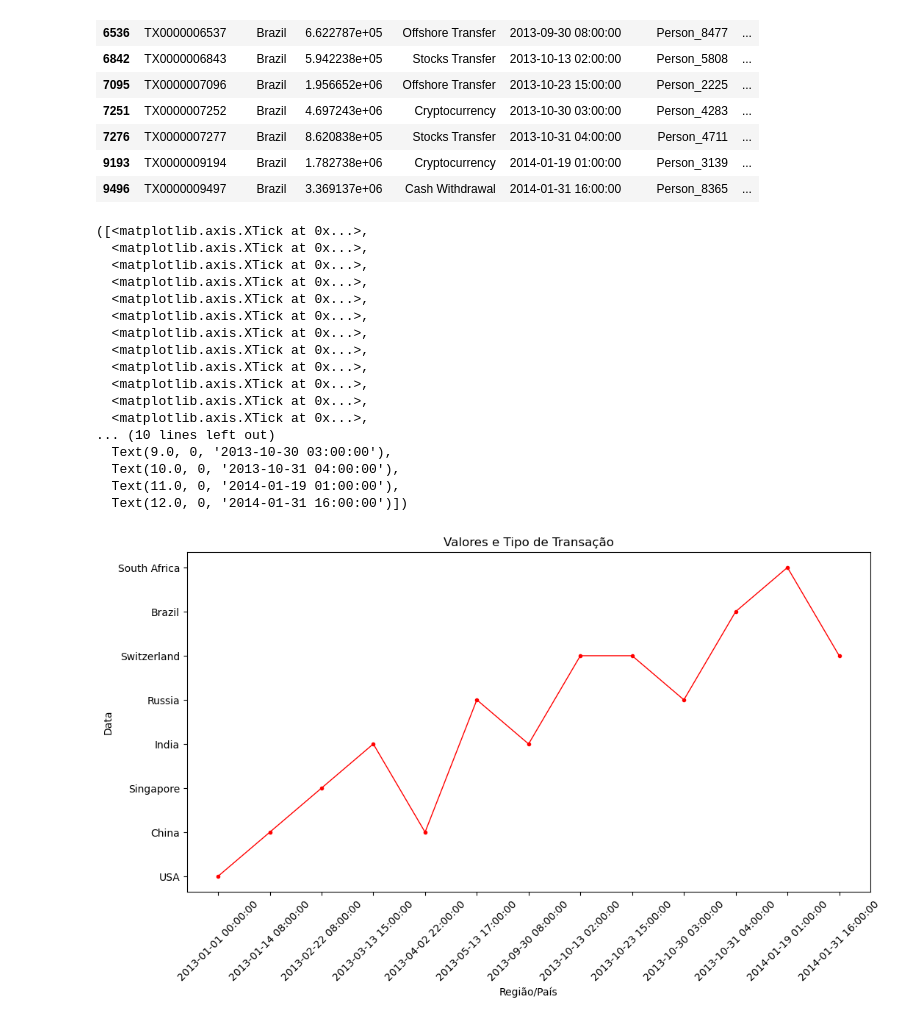
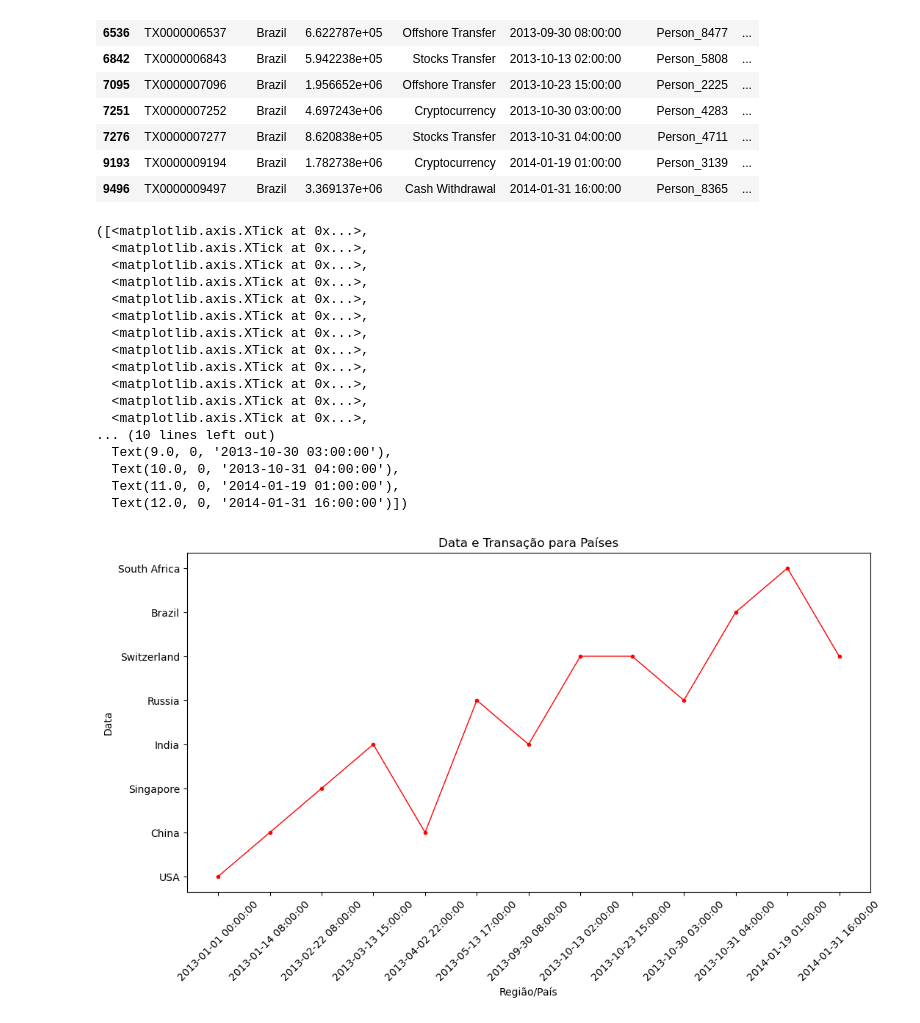
Before and after one commit to wesleymarchi/task-dataset, a Jupyter notebook: sample.ipynb, the cells around one changed output. Drawn from its saved outputs; the diff is of its cells as text; code cells hidden in the pictures.

```diff
--- a/sample.ipynb
+++ b/sample.ipynb
@@ -134,33 +134,33 @@ df_money_filter.tail(100)
 # %%
 # Gráfico com transações ilegais para determinadas regiões/paises
 x = df_money_filter['Date of Transaction']
 y = df_money_filter['Destination Country']
 
 plt.figure(figsize=(12, 6))
 plt.plot(x, y, marker='o', color='red', linewidth=1, markersize=3)
-plt.title('Valores e Tipo de Transação')
+plt.title('Data e Transação para Países')
 plt.xlabel('Região/País')
 plt.ylabel('Data')
 plt.xticks(x.astype(str), rotation=45)
 # %% [output]
 ([<matplotlib.axis.XTick at 0x...>,
   <matplotlib.axis.XTick at 0x...>,
   <matplotlib.axis.XTick at 0x...>,
   <matplotlib.axis.XTick at 0x...>,
   <matplotlib.axis.XTick at 0x...>,
   <matplotlib.axis.XTick at 0x...>,
   <matplotlib.axis.XTick at 0x...>,
   <matplotlib.axis.XTick at 0x...>,
   <matplotlib.axis.XTick at 0x...>,
   <matplotlib.axis.XTick at 0x...>,
   <matplotlib.axis.XTick at 0x...>,
   <matplotlib.axis.XTick at 0x...>,
 ... (10 lines left out)
   Text(9.0, 0, '2013-10-30 03:00:00'),
   Text(10.0, 0, '2013-10-31 04:00:00'),
   Text(11.0, 0, '2014-01-19 01:00:00'),
   Text(12.0, 0, '2014-01-31 16:00:00')])
-[figure, old version]
+[figure, new version]
 # %%
 # Gráfico com o montante de transações ilegais BR
 x = df_money_filter['Date of Transaction']
```
Also changed, not shown: parts of 1 cell of this notebook, 2 other files.
